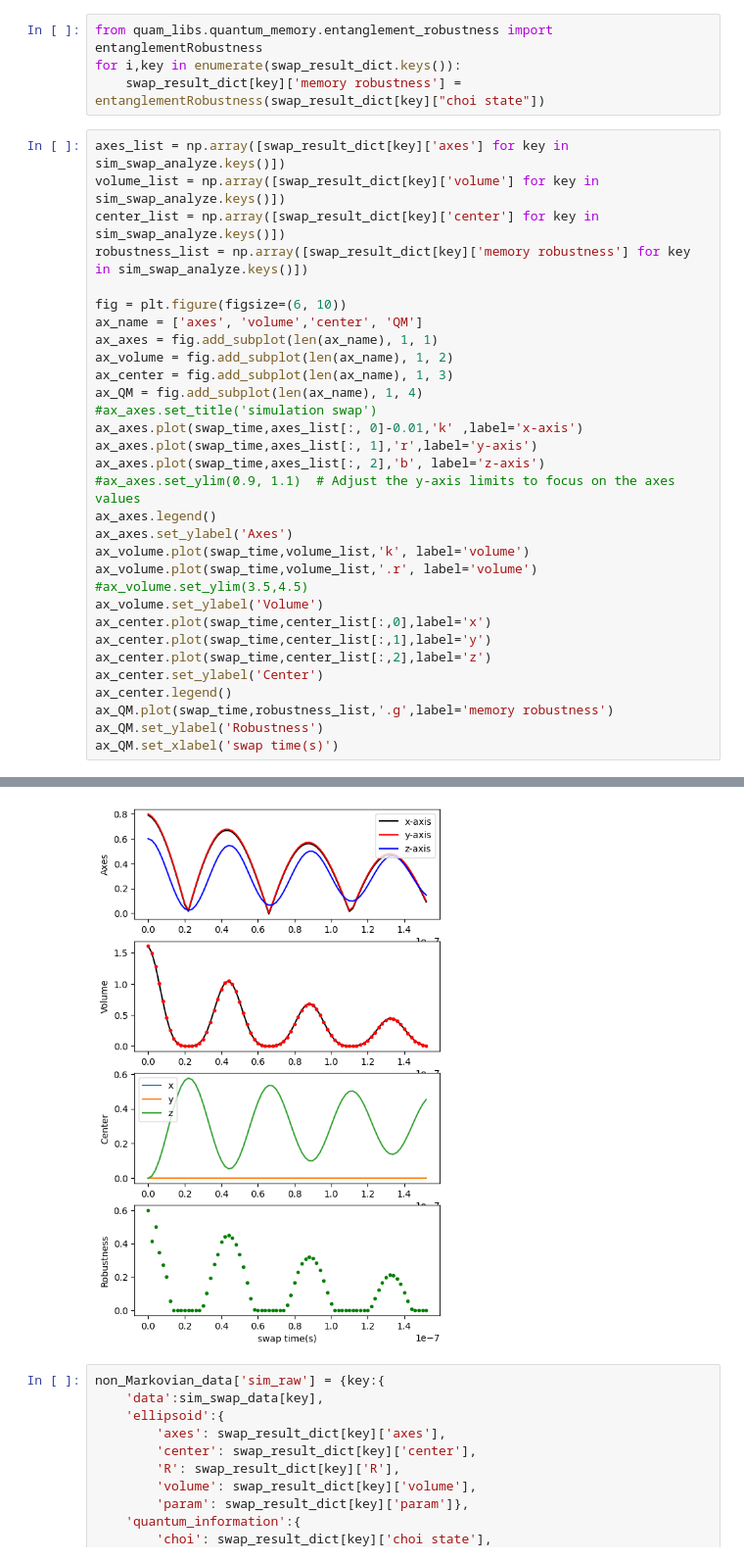
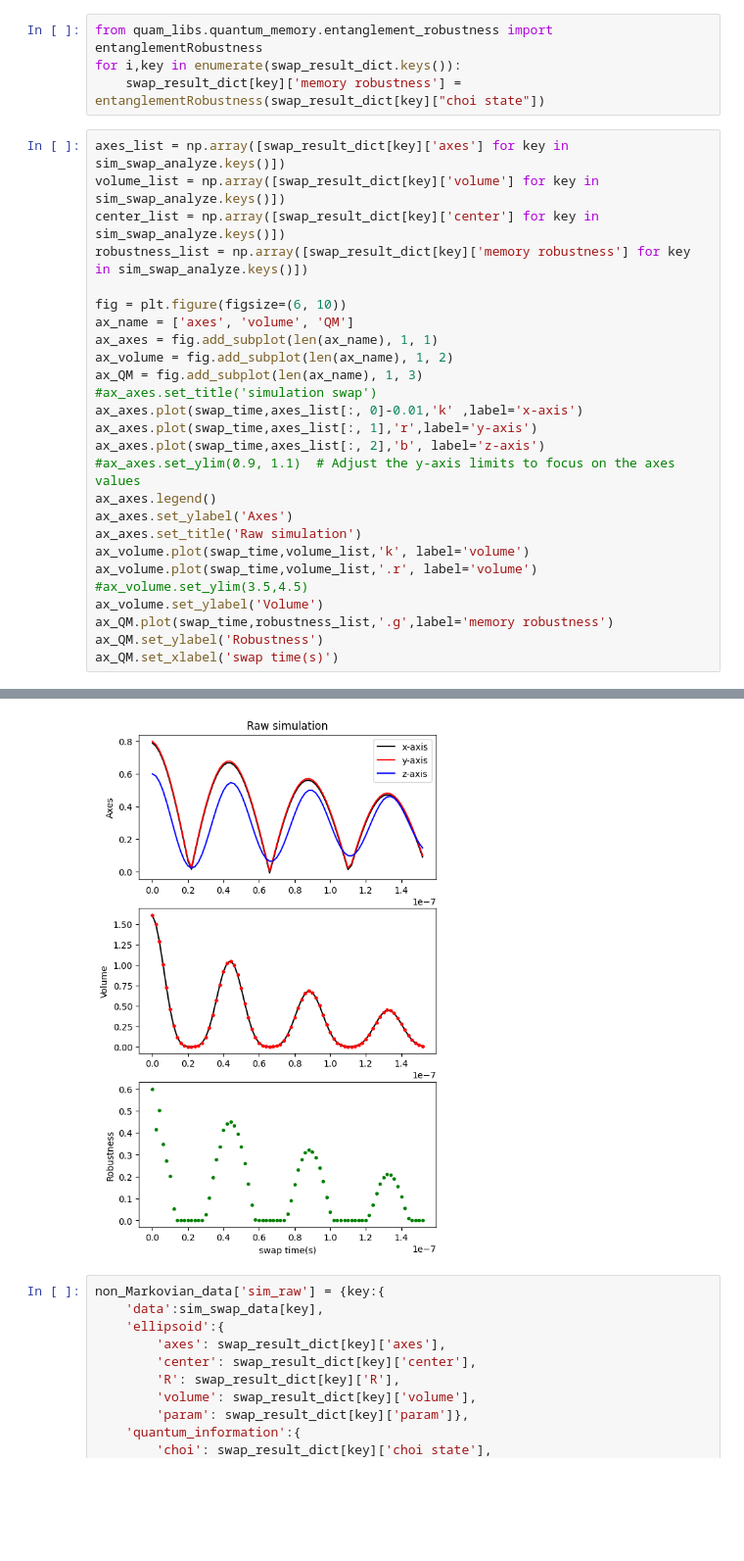
Before and after one commit to 44hsiang/quantum_memory_data, a Jupyter notebook: non_Markovian150ns_data.ipynb, the cells around one changed output, grey strips where cells are left out. Shown at 98% size. Cells and saved outputs as stored; diff of their text form; blank space fills up the shorter version.

```diff
--- a/non_Markovian150ns_data.ipynb
+++ b/non_Markovian150ns_data.ipynb
@@ -533,37 +537,32 @@ for i,key in enumerate(swap_result_dict.keys()):
 # %%
 axes_list = np.array([swap_result_dict[key]['axes'] for key in sim_swap_analyze.keys()])
 volume_list = np.array([swap_result_dict[key]['volume'] for key in sim_swap_analyze.keys()])
 center_list = np.array([swap_result_dict[key]['center'] for key in sim_swap_analyze.keys()])
 robustness_list = np.array([swap_result_dict[key]['memory robustness'] for key in sim_swap_analyze.keys()])
 
 fig = plt.figure(figsize=(6, 10))
-ax_name = ['axes', 'volume','center', 'QM']
+ax_name = ['axes', 'volume', 'QM']
 ax_axes = fig.add_subplot(len(ax_name), 1, 1)
 ax_volume = fig.add_subplot(len(ax_name), 1, 2)
-ax_center = fig.add_subplot(len(ax_name), 1, 3)
-ax_QM = fig.add_subplot(len(ax_name), 1, 4)
+ax_QM = fig.add_subplot(len(ax_name), 1, 3)
 #ax_axes.set_title('simulation swap')
 ax_axes.plot(swap_time,axes_list[:, 0]-0.01,'k' ,label='x-axis')
 ax_axes.plot(swap_time,axes_list[:, 1],'r',label='y-axis')
 ax_axes.plot(swap_time,axes_list[:, 2],'b', label='z-axis')
 #ax_axes.set_ylim(0.9, 1.1)  # Adjust the y-axis limits to focus on the axes values
 ax_axes.legend()
 ax_axes.set_ylabel('Axes')
+ax_axes.set_title('Raw simulation')
 ax_volume.plot(swap_time,volume_list,'k', label='volume')
 ax_volume.plot(swap_time,volume_list,'.r', label='volume')
 #ax_volume.set_ylim(3.5,4.5)
 ax_volume.set_ylabel('Volume')
-ax_center.plot(swap_time,center_list[:,0],label='x')
-ax_center.plot(swap_time,center_list[:,1],label='y')
-ax_center.plot(swap_time,center_list[:,2],label='z')
-ax_center.set_ylabel('Center')
-ax_center.legend()
 ax_QM.plot(swap_time,robustness_list,'.g',label='memory robustness')
 ax_QM.set_ylabel('Robustness')
 ax_QM.set_xlabel('swap time(s)')
 # %% [output]
 Text(0.5, 0, 'swap time(s)')
-[figure, old version]
+[figure, new version]
 # %%
 non_Markovian_data['sim_raw'] = {key:{
     'data':sim_swap_data[key],
```
Also changed, not shown: parts of 19 cells of this notebook.
